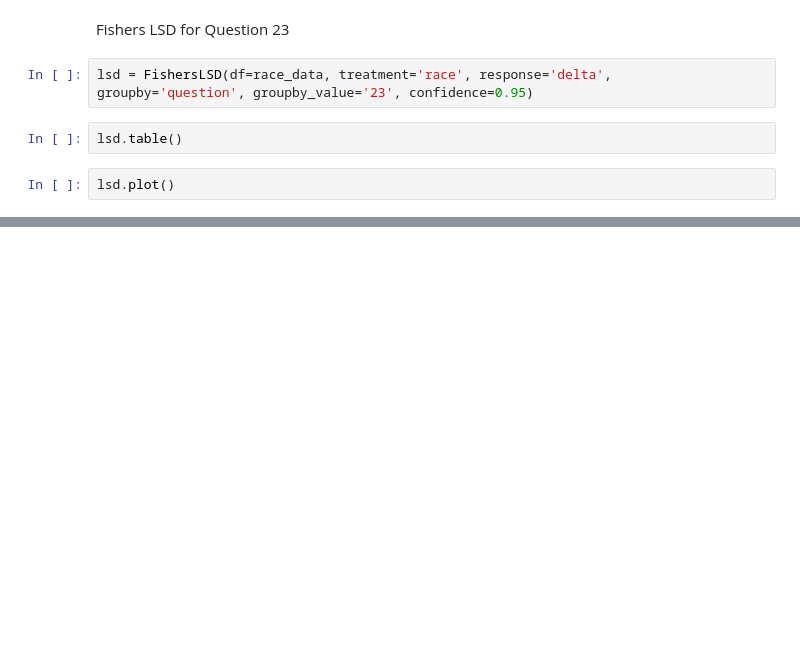
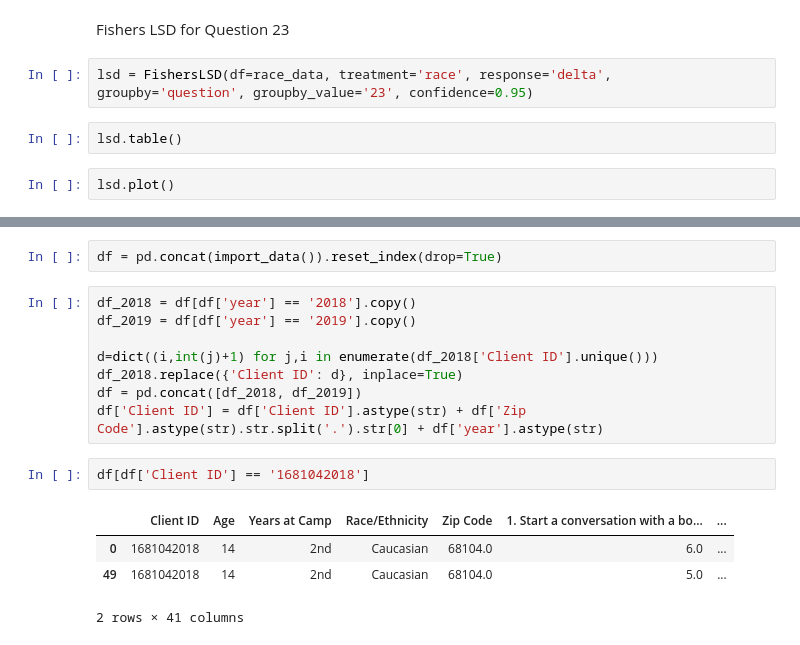
Before and after one commit to josh97ellis/omaha-girls-rock-analysis, a Jupyter notebook: notebooks/analysis.ipynb, the cells around one changed output, grey strips where cells are left out. Saved outputs shown, nothing was run; the diff lists cells and outputs as text; blank space fills up the shorter version.

```diff
--- a/notebooks/analysis.ipynb
+++ b/notebooks/analysis.ipynb
@@ -246,0 +366,17 @@ lsd.plot()
+# %%
+df = pd.concat(import_data()).reset_index(drop=True)
+# %%
+df_2018 = df[df['year'] == '2018'].copy()
+df_2019 = df[df['year'] == '2019'].copy()
+
+d=dict((i,int(j)+1) for j,i in enumerate(df_2018['Client ID'].unique()))
+df_2018.replace({'Client ID': d}, inplace=True)
+df = pd.concat([df_2018, df_2019])
+df['Client ID'] = df['Client ID'].astype(str) + df['Zip Code'].astype(str).str.split('.').str[0] + df['year'].astype(str)
+# %%
+df[df['Client ID'] == '1681042018']
+# %% [output]
+|  | Client ID | Age | Years at Camp | Race/Ethnicity | Zip Code | 1. Start a conversation with a bo... | ... |
+| 0 | 1681042018 | 14 | 2nd | Caucasian | 68104.0 | 6.0 | ... |
+| 49 | 1681042018 | 14 | 2nd | Caucasian | 68104.0 | 5.0 | ... |
+2 rows × 41 columns
```
Also changed, not shown: parts of 7 cells of this notebook, 4 other files.
